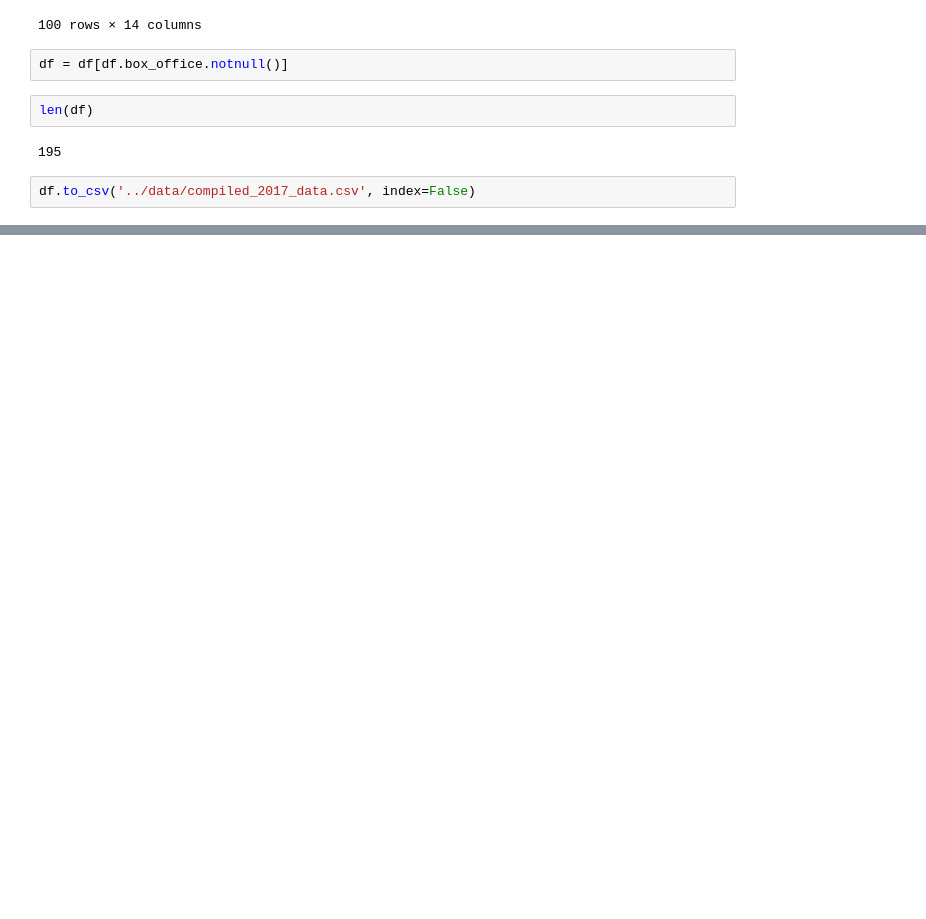
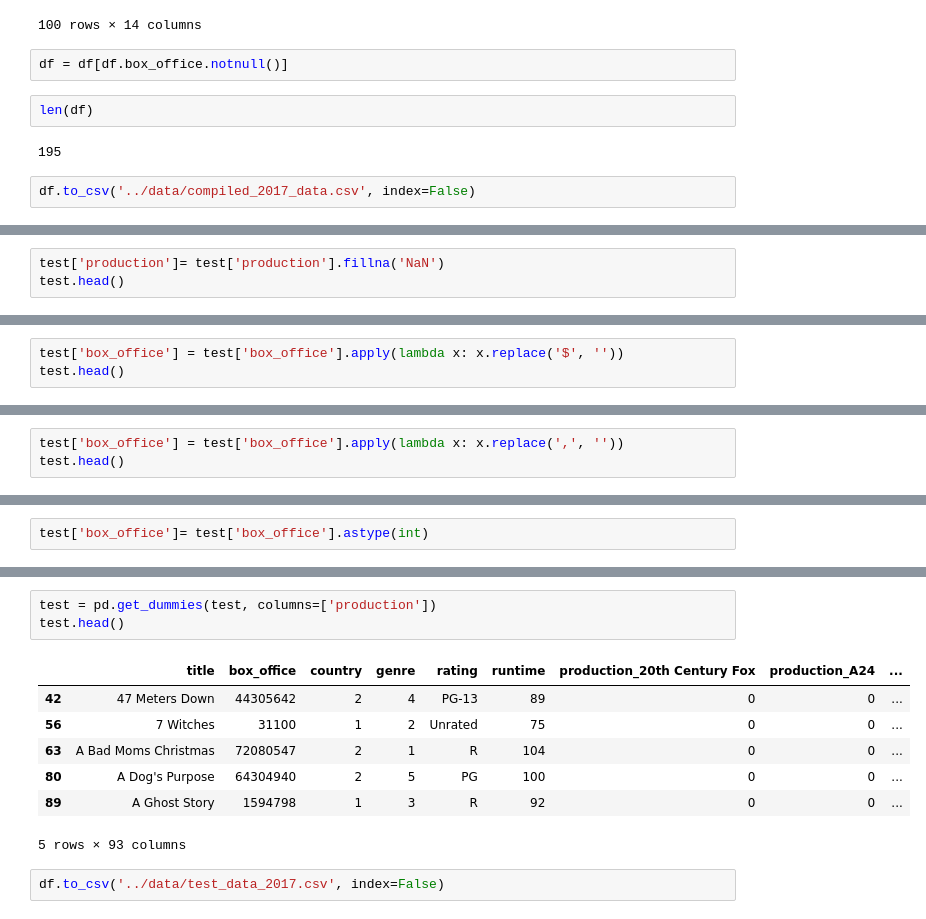
Before and after one commit to rebeca-lamas/machine-learning-project, a Jupyter notebook: Resources/2017_compiling_data/2017_data_cleaning.ipynb, the cells around one changed output, grey strips where cells are left out. Cells and saved outputs as stored; diff of their text form; blank space fills up the shorter version.

```diff
--- a/Resources/2017_compiling_data/2017_data_cleaning.ipynb
+++ b/Resources/2017_compiling_data/2017_data_cleaning.ipynb
@@ -60,0 +211,3 @@ df.to_csv('../data/compiled_2017_data.csv', index=False)
+# %%
+test['production']= test['production'].fillna('NaN')
+test.head()
@@ -60,0 +226,3 @@ df.to_csv('../data/compiled_2017_data.csv', index=False)
+# %%
+test['box_office'] = test['box_office'].apply(lambda x: x.replace('$', ''))
+test.head()
@@ -60,0 +241,3 @@ df.to_csv('../data/compiled_2017_data.csv', index=False)
+# %%
+test['box_office'] = test['box_office'].apply(lambda x: x.replace(',', ''))
+test.head()
@@ -60,0 +256,2 @@ df.to_csv('../data/compiled_2017_data.csv', index=False)
+# %%
+test['box_office']= test['box_office'].astype(int)
@@ -60,0 +275,13 @@ df.to_csv('../data/compiled_2017_data.csv', index=False)
+# %%
+test = pd.get_dummies(test, columns=['production'])
+test.head()
+# %% [output]
+|  | title | box_office | country | genre | rating | runtime | production_20th Century Fox | production_A24 | ... |
+| 42 | 47 Meters Down | 44305642 | 2 | 4 | PG-13 | 89 | 0 | 0 | ... |
+| 56 | 7 Witches | 31100 | 1 | 2 | Unrated | 75 | 0 | 0 | ... |
+| 63 | A Bad Moms Christmas | 72080547 | 2 | 1 | R | 104 | 0 | 0 | ... |
+| 80 | A Dog's Purpose | 64304940 | 2 | 5 | PG | 100 | 0 | 0 | ... |
+| 89 | A Ghost Story | 1594798 | 1 | 3 | R | 92 | 0 | 0 | ... |
+5 rows × 93 columns
+# %%
+df.to_csv('../data/test_data_2017.csv', index=False)
```
Also changed, not shown: parts of 16 cells of this notebook, 1 other file.
